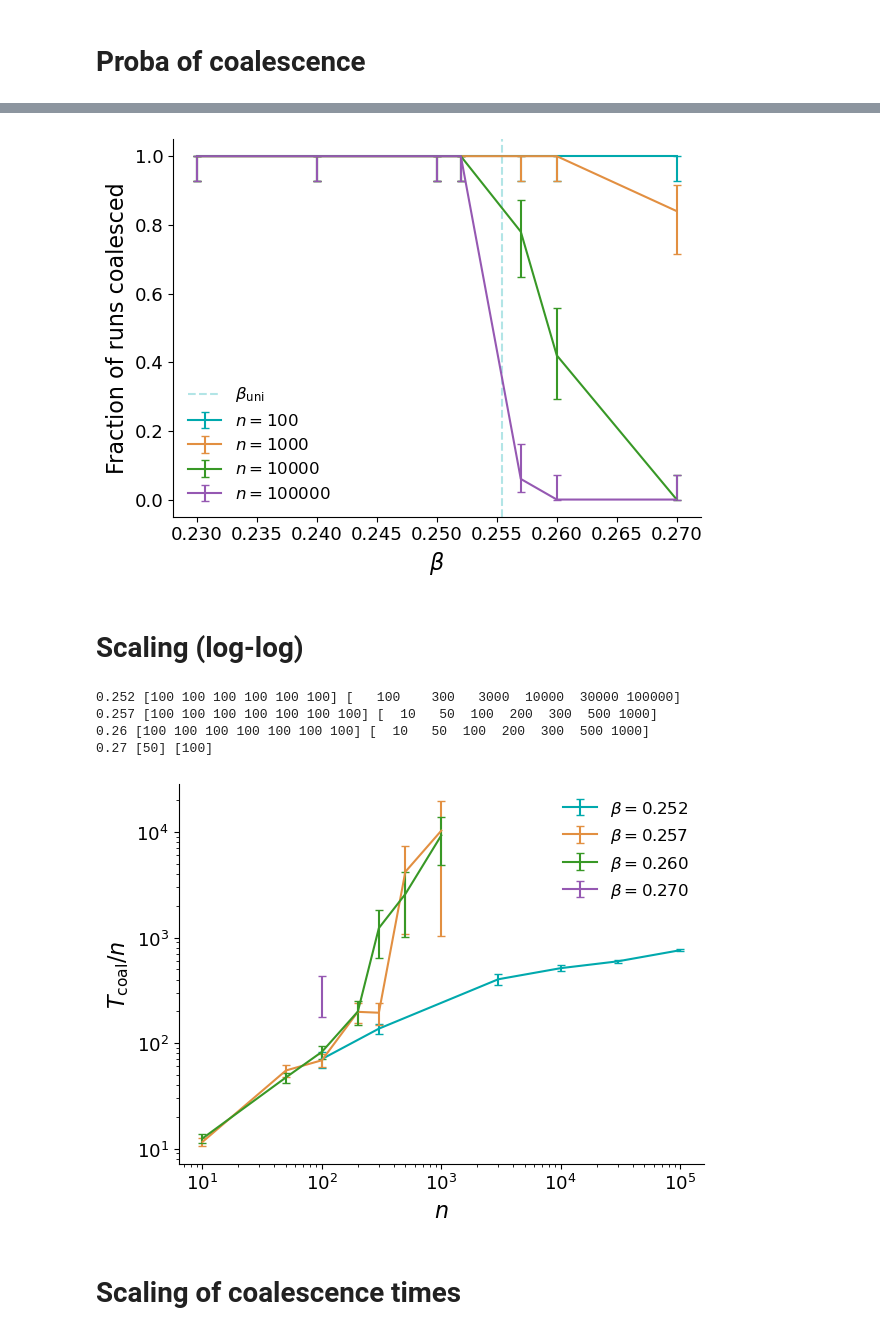
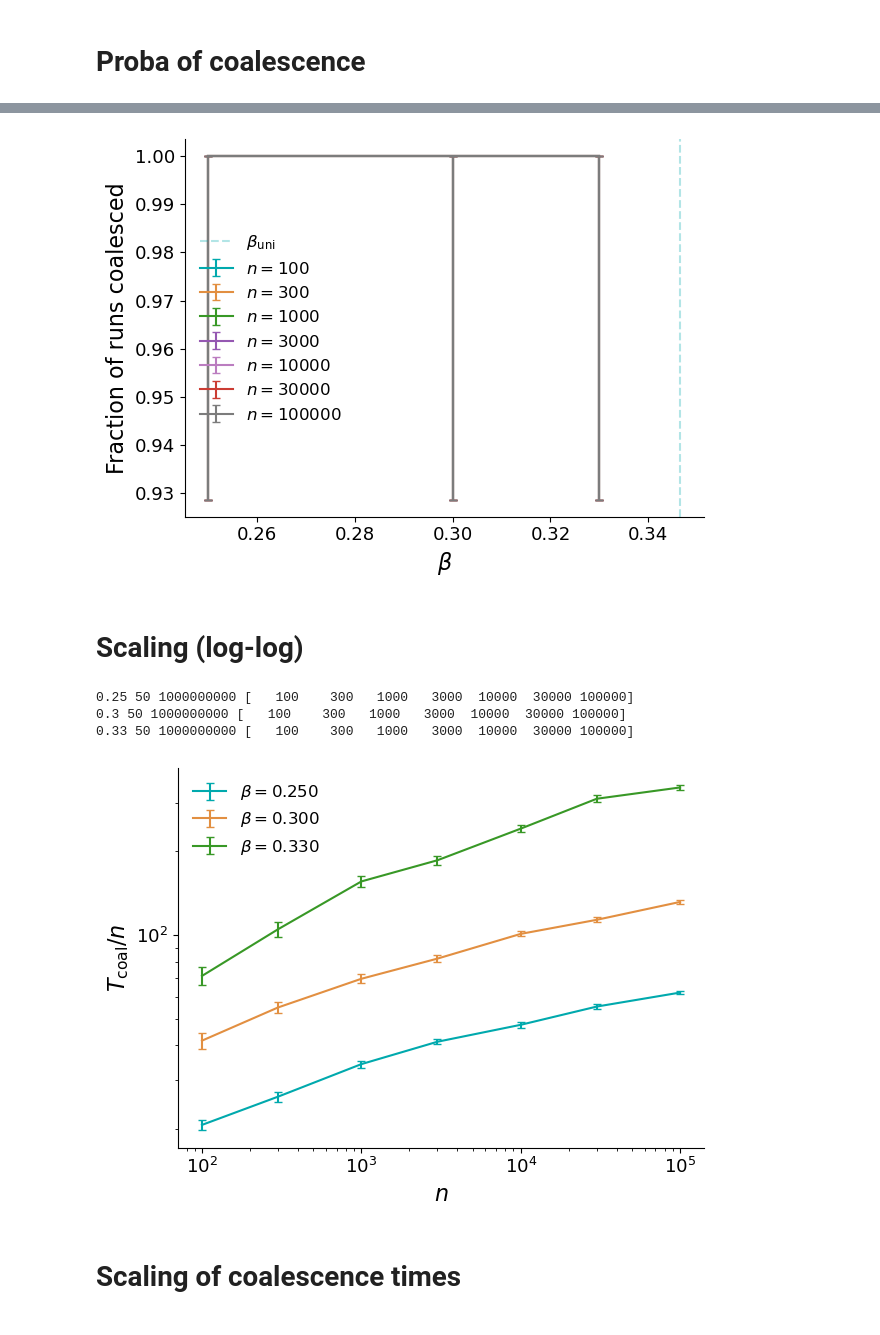
Before and after one commit to LouiseBudzynski/Bounding_Chain_Disordered_Ising_Models, a Jupyter notebook: notebooks/read_coal_time.ipynb, the cells around one changed output, grey strips where cells are left out. Drawn from its saved outputs; the diff is of its cells as text; code cells hidden in the pictures.

Commit message:
new plots

```diff
--- a/notebooks/read_coal_time.ipynb
+++ b/notebooks/read_coal_time.ipynb
@@ -28,9 +28,9 @@ plt.rcParams['ytick.labelsize'] = 13
 plt.rcParams['legend.fontsize'] = 12
 plt.rcParams['axes.titlesize'] = 16
 # %%
-graph_type = 'ER'
+graph_type = 'RR'
 coup_type = 'ising'
-d = 4
+d = 6
 if graph_type == 'ER' and coup_type == 'ising':
     beta_SG = np.arctanh(np.sqrt(1/d))
     beta_uni = np.arctanh(1/d)
@@ -106,7 +110,7 @@ elif graph_type == 'ER' and coup_type == 'ising':
         (df['max_iter'] == max_iter_plot)
     )
 elif graph_type == 'EA2D' and coup_type == 'ising':
-    N_plot = [30,100,300,500,1000]
+    N_plot = [30,100,300,1000]
     mask = (
         (df['N'].isin(N_plot)) &
         (df['n_runs'] == n_runs_plot) &
@@ -167,7 +171,7 @@ ax.legend()
 plt.tight_layout()
 plt.show()
 # %% [output]
-[figure, old version]
+[figure, new version]
 # %%
 #fig.savefig(f'../results/{folder_data}/coal_frac_{graph_type}_{coup_type}_d{d}.pdf', bbox_inches='tight')
 # %% [markdown]
@@ -184,7 +188,7 @@ else:
     beta_plot = df['beta'].unique()
 
 mask = (
-    (df['n_coal'] == df['n_runs']) & # plot only beta values for which every run has coalesced (for unbiased averages)
+    (df['n_coal'] >= df['n_runs']-1) & # plot only beta values for which every run has coalesced (for unbiased averages)
     (df['max_iter'].isin(max_iter_plot)) &
     (df['beta'].isin(beta_plot))
 )
@@ -192,43 +196,45 @@ df_filtered = df[mask]
 
 best_runs = df_filtered.groupby('beta')['n_runs'].transform('max')
 df_filtered = df_filtered[df_filtered['n_runs'] == best_runs]
+
+df_filtered = (df_filtered.sort_values('max_iter', ascending=False)
+               .drop_duplicates(subset=['beta', 'N'], keep='first')
+               .sort_values(['beta', 'N']))
+
 #df_filtered
 # %%
 fig, ax = plt.subplots()
 
 for beta in sorted(df_filtered['beta'].unique()):
-    if coup_type == 'gauss' and (beta < 0.32):# or beta >= 0.35):
-        continue
-    if coup_type == 'ising' and graph_type == 'ER' and beta <0.252:
+    if coup_type == 'gauss' and (beta < 0.31):# or beta >= 0.35):
         continue
     sub_df = df_filtered[df_filtered['beta'] == beta].sort_values('N')
     N = sub_df['N'].values
     T = sub_df['mean_coal_time'].values
     n_runs_plot = sub_df['n_runs'].values
-    print(beta, n_runs_plot, N)
+    print(beta, n_runs_plot[0], max_iter_plot[0], N)
     sT = sub_df['std_coal_time'].values/np.sqrt(n_runs_plot)
     if graph_type in ('EA2D', 'F2D'):
         N = N**2
     if graph_type in ('EA3D', 'F3D'):
         N = N**3
     ax.errorbar(N, T/N,
                 yerr=sT/N,
                 label=rf'$\beta={beta:.3f}$',
                 capsize=3)
 
 ax.set_xlabel(rf'$n$')
 ax.set_ylabel(rf'$T_\mathrm{{coal}} / n$')
 ax.set_xscale('log')
 ax.set_yscale('log')
 ax.legend()
 plt.tight_layout()
 plt.show()
 # %% [output]
-0.252 [100 100 100 100 100 100] [   100    300   3000  10000  30000 100000]
-0.257 [100 100 100 100 100 100 100] [  10   50  100  200  300  500 1000]
-0.26 [100 100 100 100 100 100 100] [  10   50  100  200  300  500 1000]
-0.27 [50] [100]
+0.25 50 1000000000 [   100    300   1000   3000  10000  30000 100000]
+0.3 50 1000000000 [   100    300   1000   3000  10000  30000 100000]
+0.33 50 1000000000 [   100    300   1000   3000  10000  30000 100000]
-[figure, old version]
+[figure, new version]
 # %%
 fig.savefig(f'../results/{folder_data}/coal_loglog_{graph_type}_{coup_type}_d{d}.pdf', bbox_inches='tight')
 # %% [markdown]
```
Also changed, not shown: parts of 9 cells of this notebook, 6 other files.
